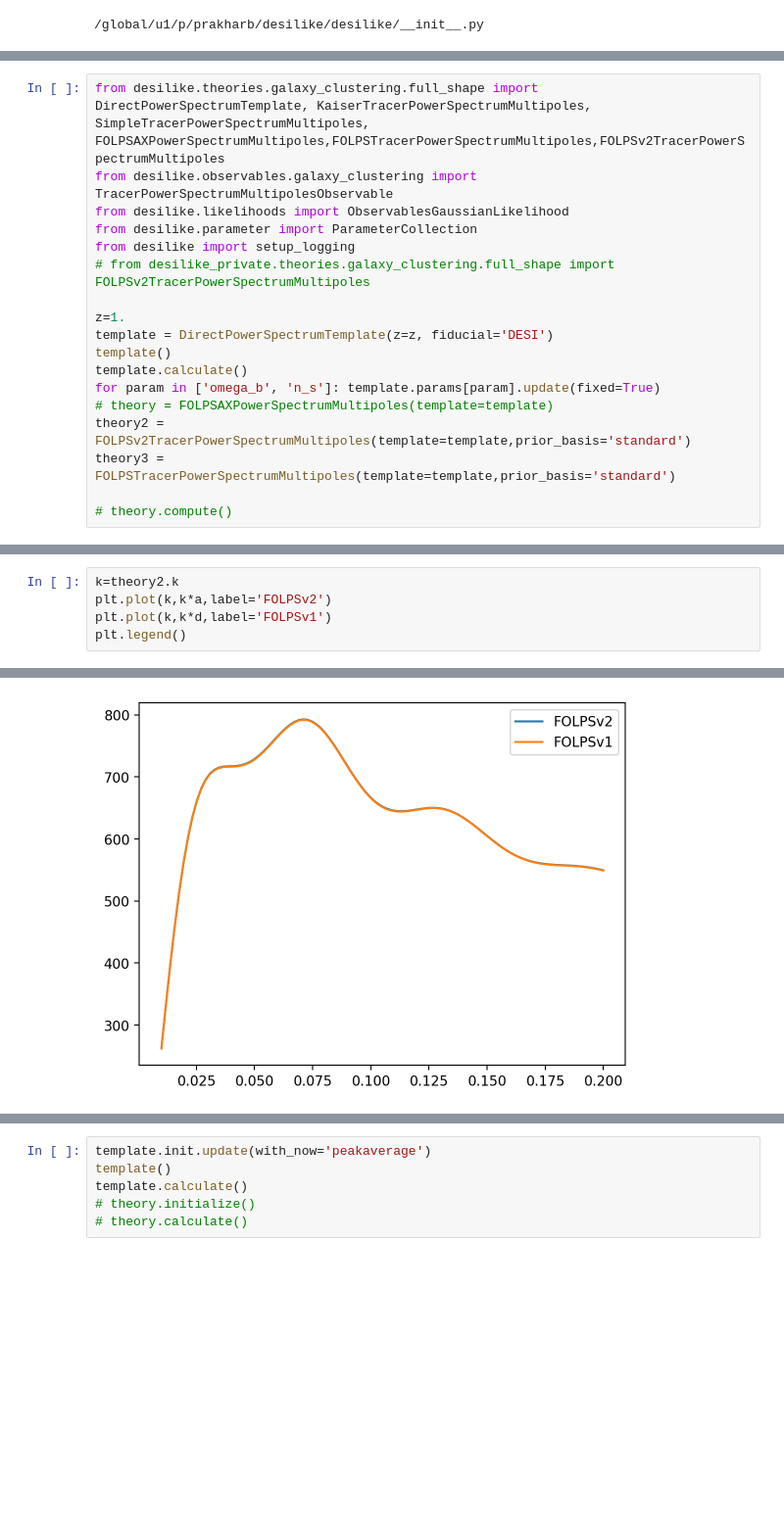
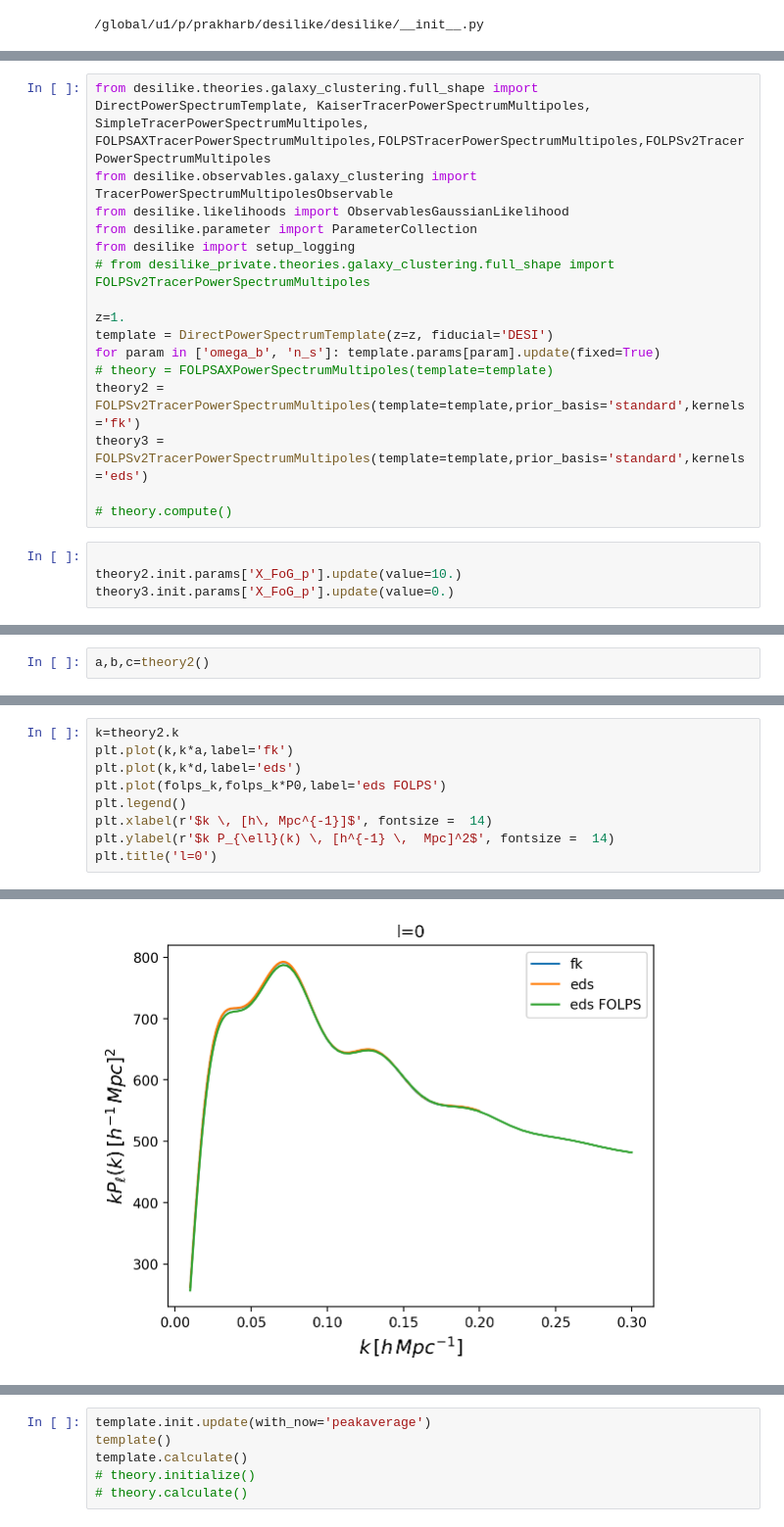
Before and after one commit to henoriega/FOLPSpipe, a Jupyter notebook: folps/folps_desilike_test.ipynb, the cells around one changed output, grey strips where cells are left out. Shown at 98% size. Drawn from its saved outputs; the diff is of its cells as text; blank space fills up the shorter version.

Commit message:
fixed bug with eds and fk kernel

```diff
--- a/folps/folps_desilike_test.ipynb
+++ b/folps/folps_desilike_test.ipynb
@@ -369,5 +25,5 @@ class FOLPSv2TracerPowerSpectrumMultipoles(BaseTracerPowerSpectrumMultipoles):
 # %%
-from desilike.theories.galaxy_clustering.full_shape import DirectPowerSpectrumTemplate, KaiserTracerPowerSpectrumMultipoles, SimpleTracerPowerSpectrumMultipoles, FOLPSAXPowerSpectrumMultipoles,FOLPSTracerPowerSpectrumMultipoles,FOLPSv2TracerPowerSpectrumMultipoles
+from desilike.theories.galaxy_clustering.full_shape import DirectPowerSpectrumTemplate, KaiserTracerPowerSpectrumMultipoles, SimpleTracerPowerSpectrumMultipoles, FOLPSAXTracerPowerSpectrumMultipoles,FOLPSTracerPowerSpectrumMultipoles,FOLPSv2TracerPowerSpectrumMultipoles
 from desilike.observables.galaxy_clustering import TracerPowerSpectrumMultipolesObservable
 from desilike.likelihoods import ObservablesGaussianLikelihood
 from desilike.parameter import ParameterCollection
@@ -376,13 +32,15 @@ from desilike import setup_logging
 
 z=1.
 template = DirectPowerSpectrumTemplate(z=z, fiducial='DESI')
-template()
-template.calculate()
 for param in ['omega_b', 'n_s']: template.params[param].update(fixed=True)
 # theory = FOLPSAXPowerSpectrumMultipoles(template=template)
-theory2 = FOLPSv2TracerPowerSpectrumMultipoles(template=template,prior_basis='standard')
-theory3 = FOLPSTracerPowerSpectrumMultipoles(template=template,prior_basis='standard')
+theory2 = FOLPSv2TracerPowerSpectrumMultipoles(template=template,prior_basis='standard',kernels='fk')
+theory3 = FOLPSv2TracerPowerSpectrumMultipoles(template=template,prior_basis='standard',kernels='eds')
 
 # theory.compute()
+# %%
+
+theory2.init.params['X_FoG_p'].update(value=10.)
+theory3.init.params['X_FoG_p'].update(value=0.)
 # %%
 a,b,c=theory2()
@@ -400,0 +57,2 @@ M matrices have been computed
+# %%
+a,b,c=theory2()
@@ -401,6 +71,10 @@ M matrices have been computed
 # %%
 k=theory2.k
-plt.plot(k,k*a,label='FOLPSv2')
-plt.plot(k,k*d,label='FOLPSv1')
+plt.plot(k,k*a,label='fk')
+plt.plot(k,k*d,label='eds')
+plt.plot(folps_k,folps_k*P0,label='eds FOLPS')
 plt.legend()
+plt.xlabel(r'$k \, [h\, Mpc^{-1}]$', fontsize =  14)
+plt.ylabel(r'$k P_{\ell}(k) \, [h^{-1} \,  Mpc]^2$', fontsize =  14)
+plt.title('l=0')
 # %% [output]
@@ -408 +82 @@ plt.legend()
-[figure, old version]
+[figure, new version]
```
Also changed, not shown: parts of 16 cells of this notebook, 3 other files.
